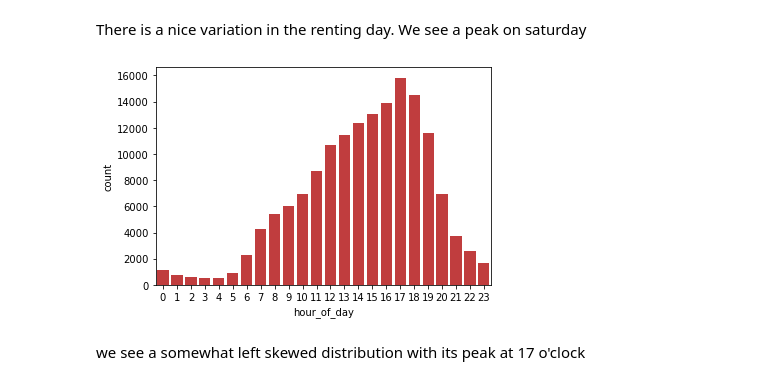
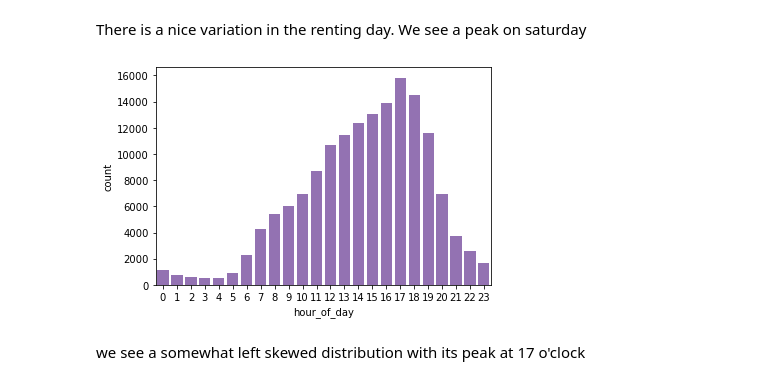
Before and after one commit to JuanGarcia10/data-visualization-lyft-bikes, a Jupyter notebook: Exploring_Lyft-Bikes_dataset.ipynb, the cells around one changed output. Cells and saved outputs as stored; diff of their text form; code cells hidden in the pictures.

```diff
--- a/Exploring_Lyft-Bikes_dataset.ipynb
+++ b/Exploring_Lyft-Bikes_dataset.ipynb
@@ -328,11 +328,11 @@ plt.xlabel('Day of the Week');
 There is a nice variation in the renting day. We see a peak on saturday
 # %%
 # take a look to the hour
-base_color_hour = sns.color_palette()[3]
+base_color_hour = sns.color_palette()[4]
 
 sns.countplot(data=df_clean, x='hour_of_day', color=base_color_hour);
 # %% [output]
-[figure, old version]
+[figure, new version]
 # %% [markdown]
 we see a somewhat left skewed distribution with its peak at 17 o'clock
 # %%
```
Also changed, not shown: parts of 14 cells of this notebook.
